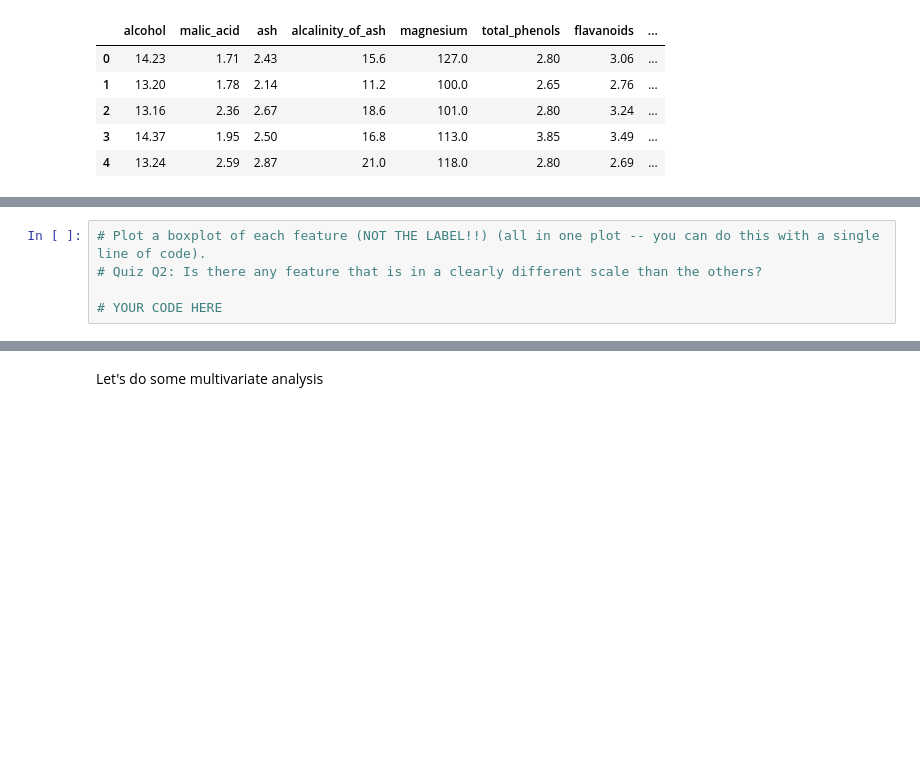
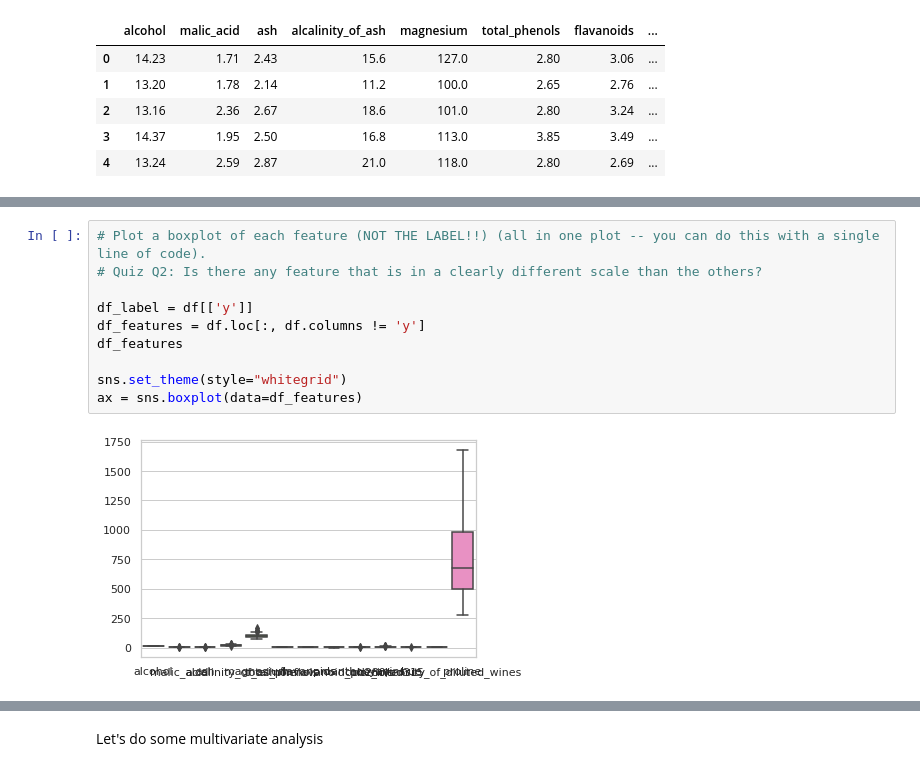
Before and after one commit to prishilevant/ce888, a Jupyter notebook: lab5/lab_exploration.ipynb, the cells around one changed output, grey strips where cells are left out. Saved outputs shown, nothing was run; the diff lists cells and outputs as text; blank space fills up the shorter version.

```diff
--- a/lab5/lab_exploration.ipynb
+++ b/lab5/lab_exploration.ipynb
@@ -50,8 +66,15 @@ number of samples: 178 number of features: 13
 # %%
 # Plot a boxplot of each feature (NOT THE LABEL!!) (all in one plot -- you can do this with a single line of code).
 # Quiz Q2: Is there any feature that is in a clearly different scale than the others?
 
-# YOUR CODE HERE
+df_label = df[['y']]
+df_features = df.loc[:, df.columns != 'y']
+df_features
+
+sns.set_theme(style="whitegrid")
+ax = sns.boxplot(data=df_features)
+# %% [output]
+[figure, added]
 # %%
 # Let's look at the distributions of values of our features. Draw a histogram for each of the features
 
```
Also changed, not shown: parts of 20 cells of this notebook.
